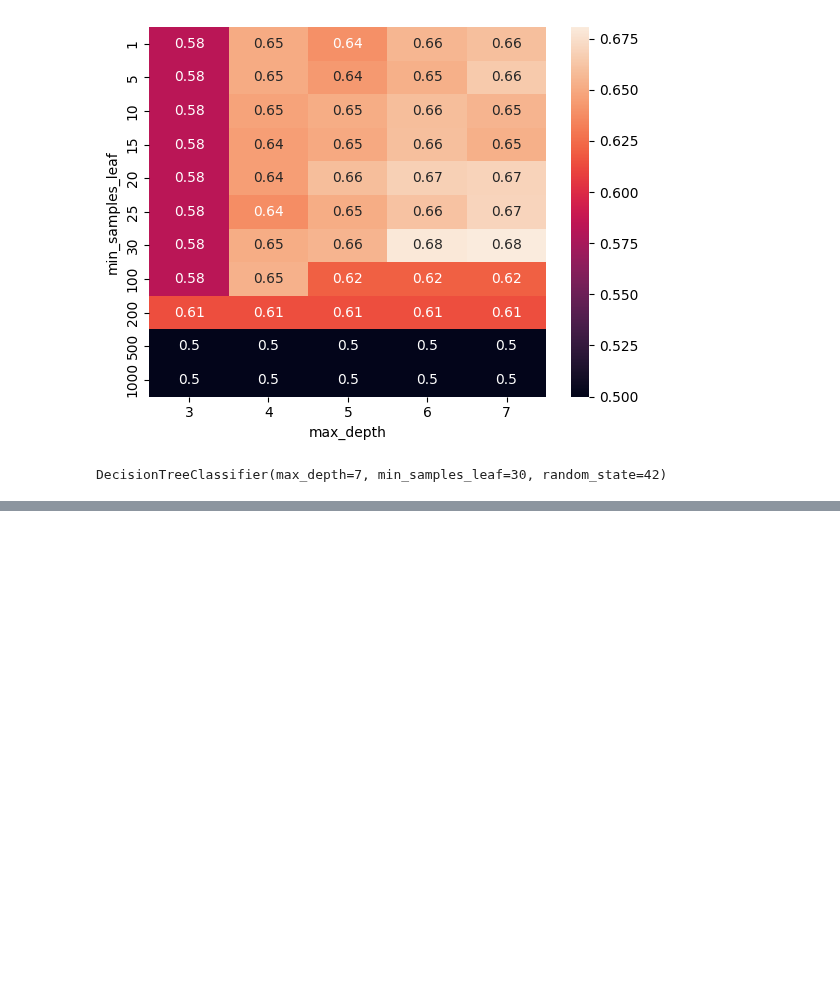
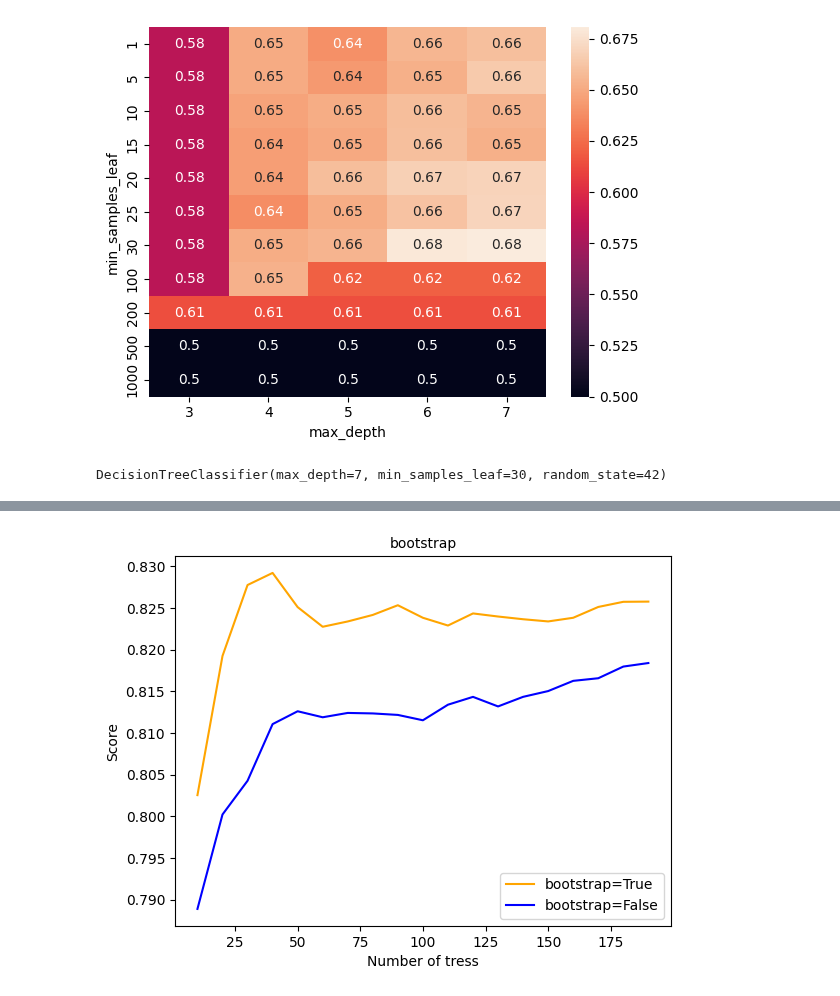
Before and after one commit to madhuri-15/mlbookcamp-homeworks, a Jupyter notebook: Week6-Trees & ensembles/credit_score.ipynb, the cells around one changed output, grey strips where cells are left out. Saved outputs shown, nothing was run; the diff lists cells and outputs as text; code cells hidden in the pictures; blank space fills up the shorter version.

```diff
--- a/Week6-Trees & ensembles/credit_score.ipynb
+++ b/Week6-Trees & ensembles/credit_score.ipynb
@@ -383,0 +495,29 @@ DecisionTreeClassifier(max_depth=7, min_samples_leaf=30, random_state=42)
+# %%
+# bootstrap == True
+scores = []
+for n in range(10, 200, 10):
+    for b in [True, False]:
+        clf = RandomForestClassifier(n_estimators=n, bootstrap=b, random_state=42)
+        clf.fit(X_train_transform, y_train)
+        y_pred = clf.predict_proba(X_val_transform)[:, 1]
+
+        auc = roc_auc_score(y_val, y_pred)
+        scores.append((n, b, auc))
+# %%
+# Score dataframe
+df_scores = pd.DataFrame(data=scores, columns=['n_estimators', 'bootstrap', 'auc'])
+
+# Visualization for above data
+grp_bootstrap = df_scores.groupby(by=['bootstrap'])
+colors = ['orange', 'blue']
+for b, c in zip([True, False], colors):
+    grp = grp_bootstrap.get_group(b)
+    plt.plot(grp.n_estimators, grp.auc, label="bootstrap=%s" %b, c=c)
+    plt.xlabel('Number of tress')
+    plt.ylabel("Score")
+    plt.title("bootstrap", size=10)
+    plt.legend()
+
+plt.show()
+# %% [output]
+[figure, added]
```
Also changed, not shown: parts of 13 cells of this notebook.
